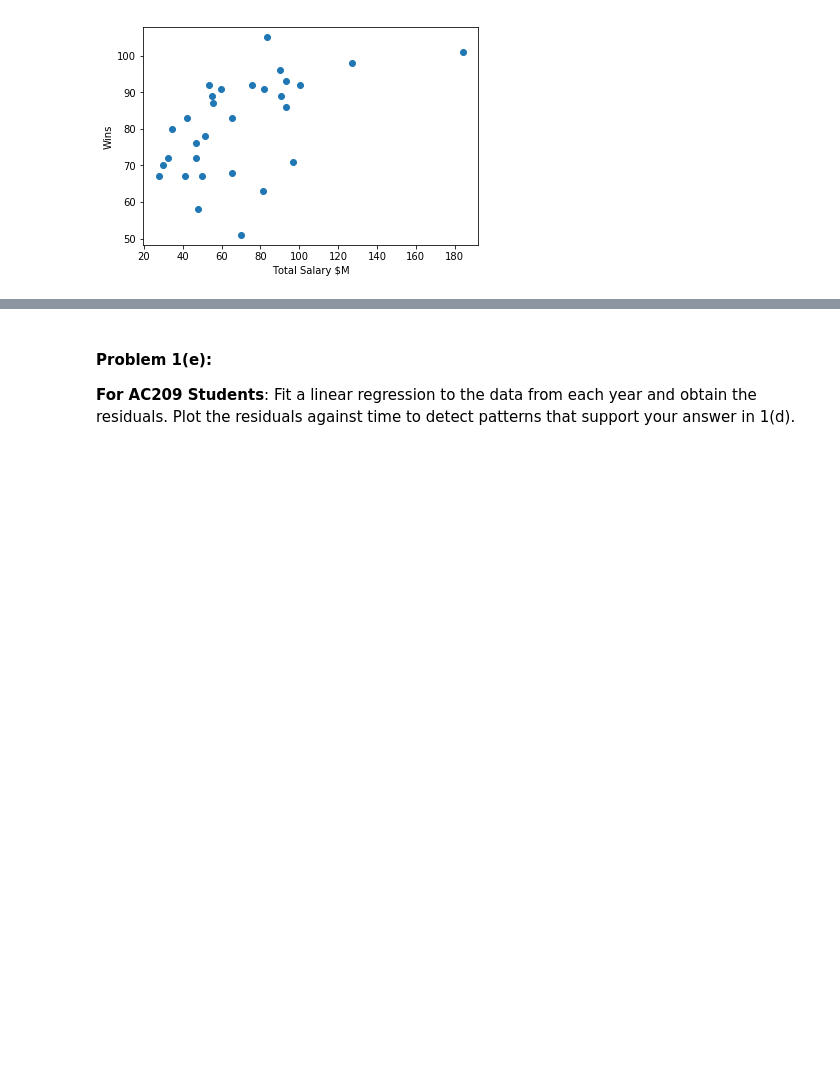
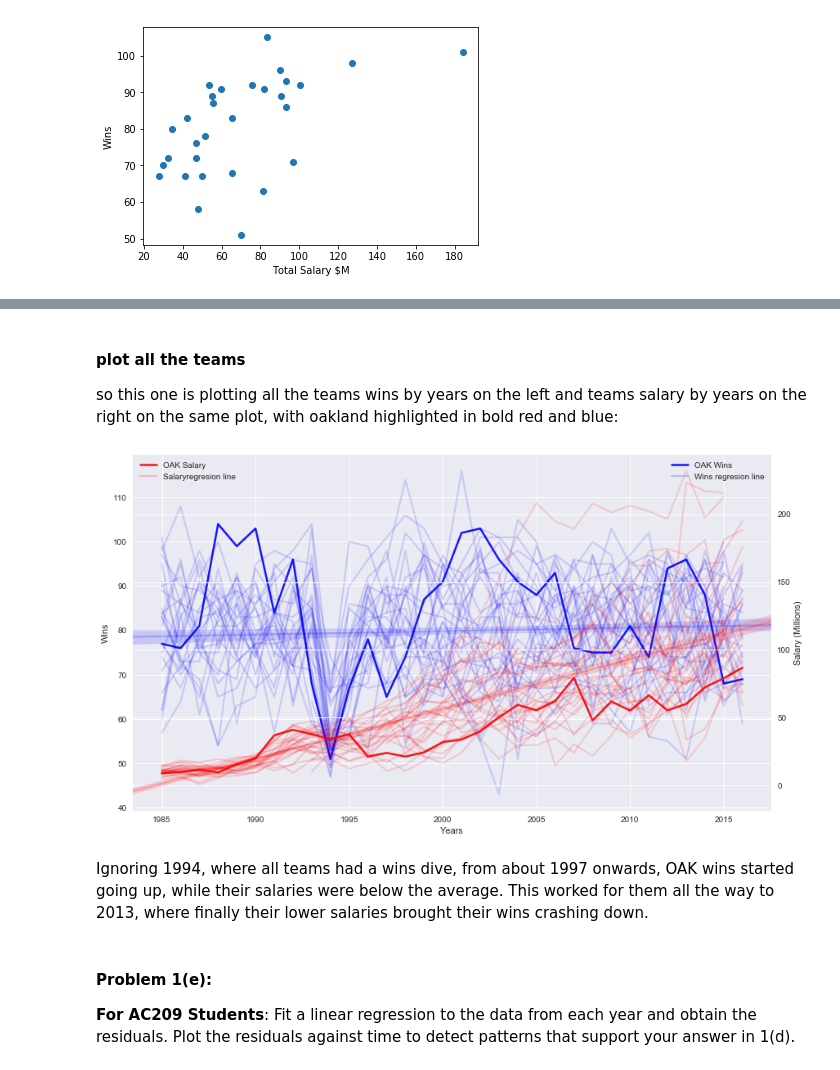
Before and after one commit to fergusio/cs109-2015, a Jupyter notebook: homework/HW1.ipynb, the cells around one changed output, grey strips where cells are left out. Drawn from its saved outputs; the diff is of its cells as text; code cells hidden in the pictures; blank space fills up the shorter version.

```diff
--- a/homework/HW1.ipynb
+++ b/homework/HW1.ipynb
@@ -280,3 +318,41 @@ plt.ylabel('Wins')
+# %% [markdown]
+#### plot all the teams
+
+so this one is plotting all the teams wins by years on the left and teams salary by years on the right on the same plot, with oakland highlighted in bold red and blue:
+# %%
+# get a list of all the teams
+teams = df["teamID"].unique()
+
+fig, ax1 = plt.subplots()
+ax2 = ax1.twinx()
+
+for team in teams:
+    years = df[df["teamID"] == team]["yearID"]
+    salary = df[df["teamID"] == team]["salary"] / np.power(10,6)
+    wins = df[df["teamID"] == team]["W"]
+    if team =="OAK":
+        ax1.plot(years, wins, alpha=0.9, label = "OAK Wins", color="b", linewidth=2.5)
+        ax2.plot(years, salary, alpha=0.9, label = "OAK Salary", color="r", linewidth=2.5)
+    else:
+        ax1.plot(years, wins, alpha=0.15, linewidth=2, color="b", label="_")
+        ax2.plot(years, salary, alpha=0.15, linewidth=2, color="r", label="_")
+
+# add regression line to see overall trends
+sns.regplot(df["yearID"], df["W"], label="Wins regresion line", ax=ax1, scatter=False,
+            line_kws={'color': 'blue', 'linewidth': 2.2, 'alpha':0.2})
+
+sns.regplot(df["yearID"], df["salary"]/np.power(10,6), label="Salaryregresion line", ax=ax2, scatter=False,
+            line_kws={'color': 'red', 'linewidth': 2.2, 'alpha':0.2})
+
+ax1.set_xlabel("Years")
+ax1.set_ylabel("Wins")
+ax2.set_ylabel("Salary (Millions)")
+ax1.legend(), ax2.legend()
+fig.set_size_inches(14,8);
+# %% [output]
+[figure, added]
+# %% [markdown]
+Ignoring 1994, where all teams had a wins dive, from about 1997 onwards, OAK wins started going up, while their salaries were below the average. This worked for them all the way to 2013, where finally their lower salaries brought their wins crashing down.
 # %% [markdown]
 #### Problem 1(e):
 
```
Also changed, not shown: parts of 8 cells of this notebook.
